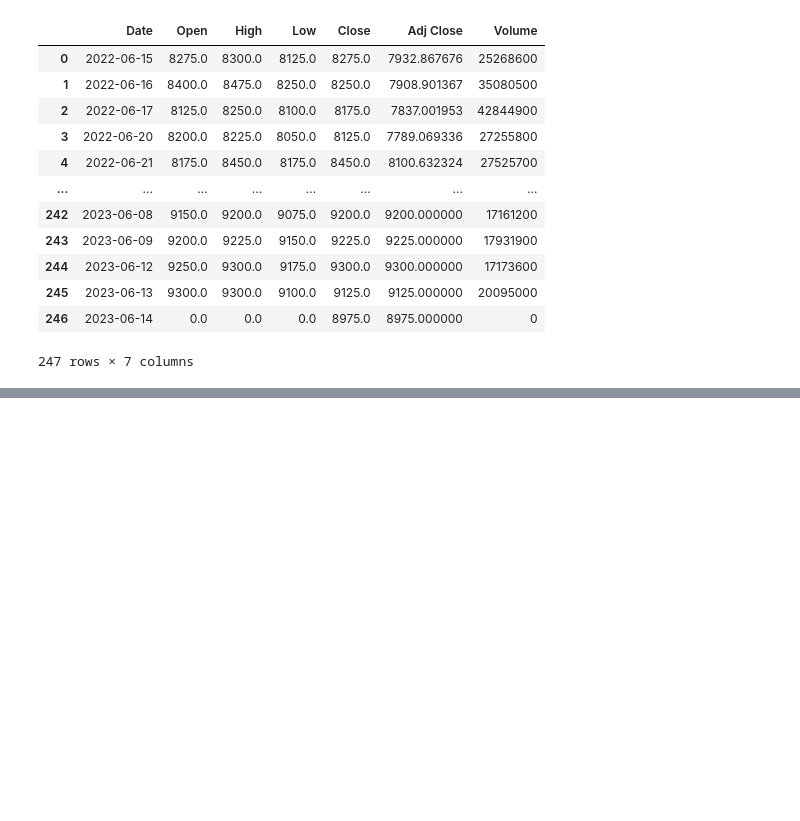
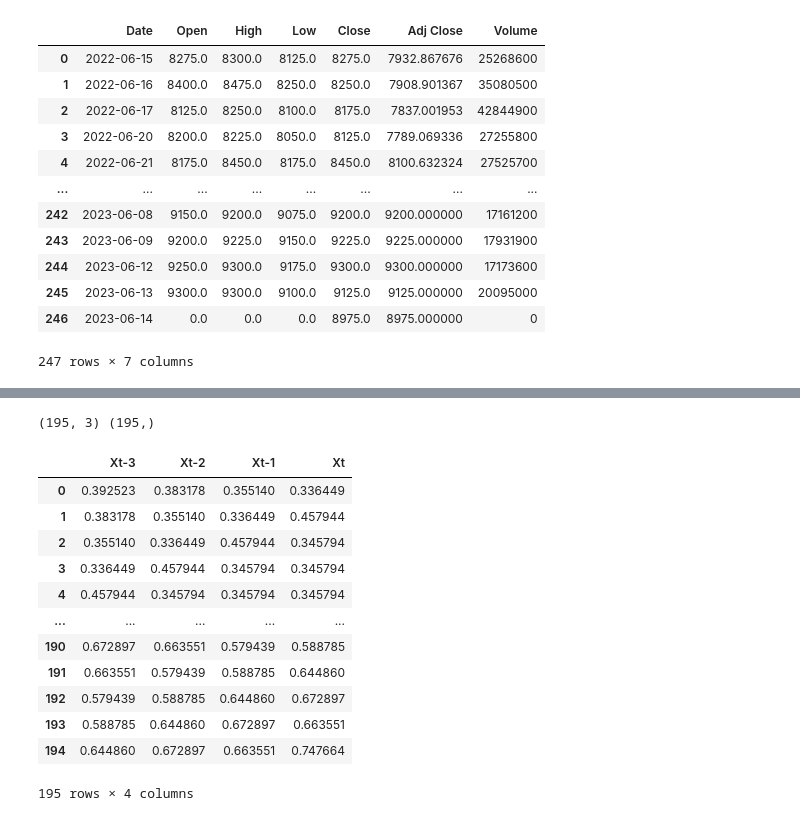
Before and after one commit to Purnomo-Ribut/UASPSD, a Jupyter notebook: prediksi fix.ipynb, the cells around one changed output, grey strips where cells are left out. Cells and saved outputs as stored; diff of their text form; code cells hidden in the pictures; blank space fills up the shorter version.

```diff
--- a/prediksi fix.ipynb
+++ b/prediksi fix.ipynb
@@ -220,19 +44,0 @@ array([[0.17244136, 0.26355779],
-# %%
-test_x, test_y = split_sequence(test, 2)
-# Memanggil fungsi split_sequence dengan parameter test dan jumlah langkah (steps) sebanyak 2
-# Menghasilkan dua array, test_x yang berisi urutan langkah sebelumnya, dan test_y yang berisi langkah saat ini
-
-x = pd.DataFrame(test_x, columns = ['xt-2','xt-1'])
-# Membuat DataFrame baru untuk test_x dengan kolom 'xt-2' dan 'xt-1'
-# 'xt-2' berisi urutan langkah sebelumnya, dan 'xt-1' berisi langkah saat ini
-
-y = pd.DataFrame(test_y, columns = ['xt'])
-# Membuat DataFrame baru untuk test_y dengan kolom 'xt'
-# 'xt' berisi langkah saat ini
-
-dataset_test = pd.concat([x, y], axis=1)
-# Menggabungkan DataFrame x dan y secara horizontal (axis=1)
-# Menyatukan kolom-kolom 'xt-2', 'xt-1', dan 'xt' menjadi satu DataFrame
-
-dataset_test
-# Menampilkan DataFrame dataset_test
@@ -383,0 +150,24 @@ MAPE Multilayer Perceptron: 2.436196474094608e+23
+# %%
+# transform to a supervised learning problem
+X, y = split_sequence(scaled_train[0], 3)
+print(X.shape, y.shape)
+dfX = pd.DataFrame(X, columns=["Xt-3","Xt-2", "Xt-1"])
+dfy = pd.DataFrame(y, columns=["Xt"])
+
+df = pd.concat((dfX, dfy), axis = 1)
+df
+# %% [output]
+(195, 3) (195,)
+|  | Xt-3 | Xt-2 | Xt-1 | Xt |
+| 0 | 0.392523 | 0.383178 | 0.355140 | 0.336449 |
+| 1 | 0.383178 | 0.355140 | 0.336449 | 0.457944 |
+| 2 | 0.355140 | 0.336449 | 0.457944 | 0.345794 |
+| 3 | 0.336449 | 0.457944 | 0.345794 | 0.345794 |
+| 4 | 0.457944 | 0.345794 | 0.345794 | 0.345794 |
+| ... | ... | ... | ... | ... |
+| 190 | 0.672897 | 0.663551 | 0.579439 | 0.588785 |
+| 191 | 0.663551 | 0.579439 | 0.588785 | 0.644860 |
+| 192 | 0.579439 | 0.588785 | 0.644860 | 0.672897 |
+| 193 | 0.588785 | 0.644860 | 0.672897 | 0.663551 |
+| 194 | 0.644860 | 0.672897 | 0.663551 | 0.747664 |
+195 rows × 4 columns
```
Also changed, not shown: parts of 43 cells of this notebook, 3 other files.
